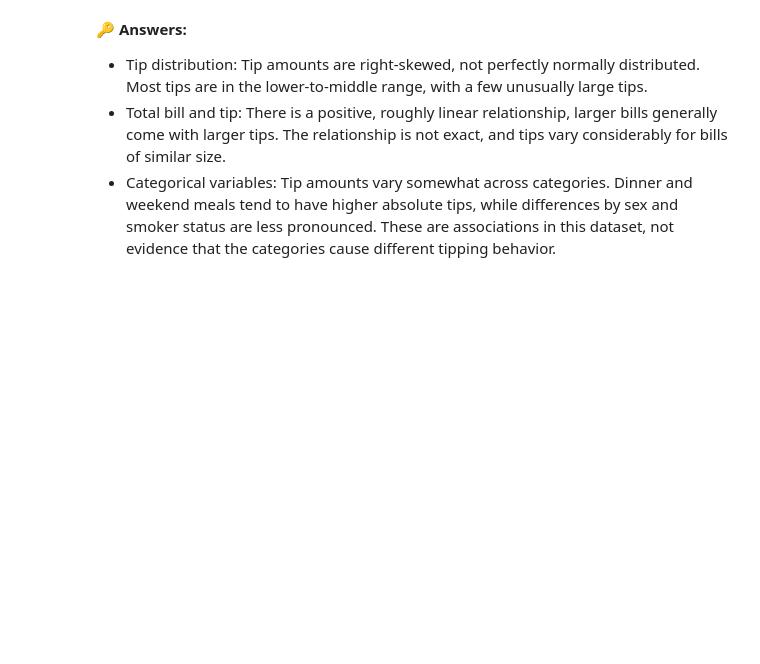
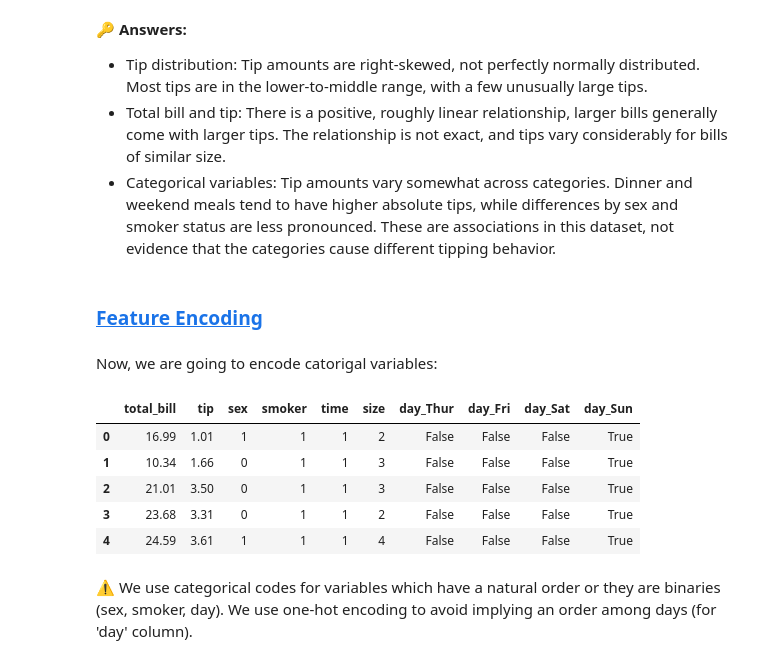
Before and after one commit to AliBaghdadii/tips-regression-analysis, a Jupyter notebook: notebooks/tips_regression.ipynb, the cells around one changed output. Cells and saved outputs as stored; diff of their text form; code cells hidden in the pictures; blank space fills up the shorter version.

Commit message:
Implanting 'Feature Encoding' section

```diff
--- a/notebooks/tips_regression.ipynb
+++ b/notebooks/tips_regression.ipynb
@@ -137,3 +137,26 @@ plt.show()
 - Tip distribution: Tip amounts are right-skewed, not perfectly normally distributed. Most tips are in the lower-to-middle range, with a few unusually large tips.
 - Total bill and tip: There is a positive, roughly linear relationship, larger bills generally come with larger tips. The relationship is not exact, and tips vary considerably for bills of similar size.
 - Categorical variables: Tip amounts vary somewhat across categories. Dinner and weekend meals tend to have higher absolute tips, while differences by sex and smoker status are less pronounced. These are associations in this dataset, not evidence that the categories cause different tipping behavior.
+# %% [markdown]
+### <a id='toc1_3_'></a>[Feature Encoding](#toc0_)
+# %% [markdown]
+Now, we are going to encode catorigal variables:
+# %%
+# Categorical encoding for 'sex', 'smoker' and 'time'
+for col in ['sex', 'smoker', 'time']:
+    tips_df[col] = tips_df[col].astype('category').cat.codes
+
+# One-hot encoding for day
+tips_df = pd.get_dummies(tips_df, columns=['day'], prefix='day')
+
+# Display the first five rows and basic information
+tips_df.head()
+# %% [output]
+|  | total_bill | tip | sex | smoker | time | size | day_Thur | day_Fri | day_Sat | day_Sun |
+| 0 | 16.99 | 1.01 | 1 | 1 | 1 | 2 | False | False | False | True |
+| 1 | 10.34 | 1.66 | 0 | 1 | 1 | 3 | False | False | False | True |
+| 2 | 21.01 | 3.50 | 0 | 1 | 1 | 3 | False | False | False | True |
+| 3 | 23.68 | 3.31 | 0 | 1 | 1 | 2 | False | False | False | True |
+| 4 | 24.59 | 3.61 | 1 | 1 | 1 | 4 | False | False | False | True |
+# %% [markdown]
+⚠️ We use categorical codes for variables which have a natural order or they are binaries (sex, smoker, day). We use one-hot encoding to avoid implying an order among days (for 'day' column).
```
